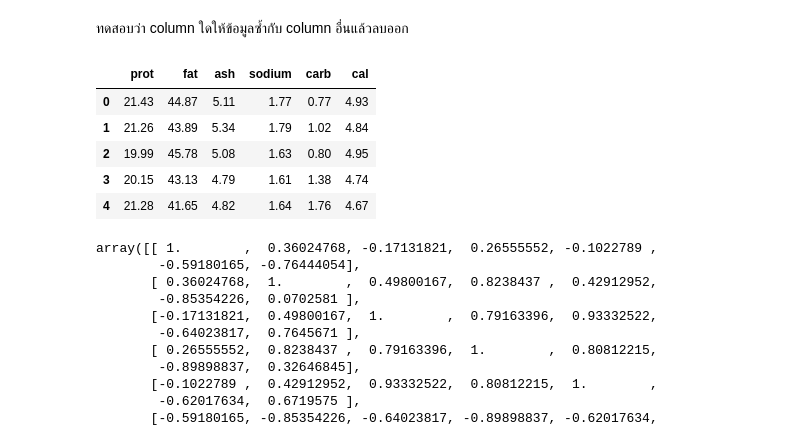
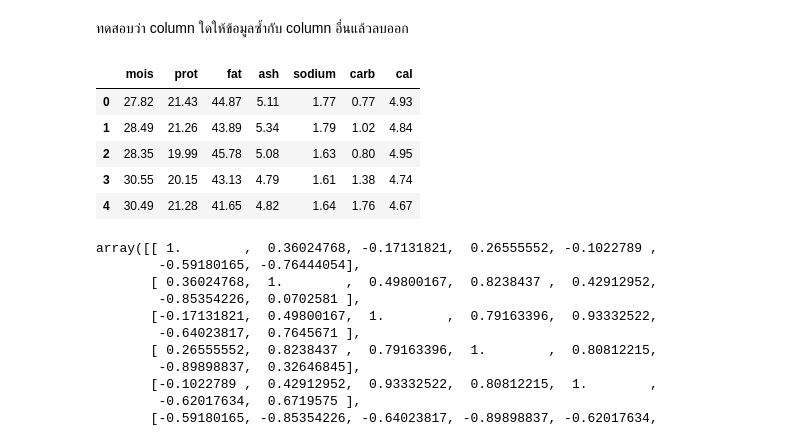
Before and after one commit to moneypitak/multivariate, a Jupyter notebook: exam01.ipynb, the cells around one changed output. Cells and saved outputs as stored; diff of their text form; code cells hidden in the pictures.

```diff
--- a/exam01.ipynb
+++ b/exam01.ipynb
@@ -72,15 +73,15 @@ array([[<matplotlib.axes._subplots.AxesSubplot object at 0x...>,
 
 ทดสอบว่า column ใดให้ข้อมูลซ้ำกับ column อื่นแล้วลบออก
 # %%
-NewPizza = pz_dt.iloc[:,3:]
+NewPizza = pz_dt.iloc[:,2:]
 NewPizza.head()
 # %% [output]
-|  | prot | fat | ash | sodium | carb | cal |
-| 0 | 21.43 | 44.87 | 5.11 | 1.77 | 0.77 | 4.93 |
-| 1 | 21.26 | 43.89 | 5.34 | 1.79 | 1.02 | 4.84 |
-| 2 | 19.99 | 45.78 | 5.08 | 1.63 | 0.80 | 4.95 |
-| 3 | 20.15 | 43.13 | 4.79 | 1.61 | 1.38 | 4.74 |
-| 4 | 21.28 | 41.65 | 4.82 | 1.64 | 1.76 | 4.67 |
+|  | mois | prot | fat | ash | sodium | carb | cal |
+| 0 | 27.82 | 21.43 | 44.87 | 5.11 | 1.77 | 0.77 | 4.93 |
+| 1 | 28.49 | 21.26 | 43.89 | 5.34 | 1.79 | 1.02 | 4.84 |
+| 2 | 28.35 | 19.99 | 45.78 | 5.08 | 1.63 | 0.80 | 4.95 |
+| 3 | 30.55 | 20.15 | 43.13 | 4.79 | 1.61 | 1.38 | 4.74 |
+| 4 | 30.49 | 21.28 | 41.65 | 4.82 | 1.64 | 1.76 | 4.67 |
 # %%
 
 corr = np.corrcoef(new_pz.to_numpy().T)
```
Also changed, not shown: parts of 1 cell of this notebook.
